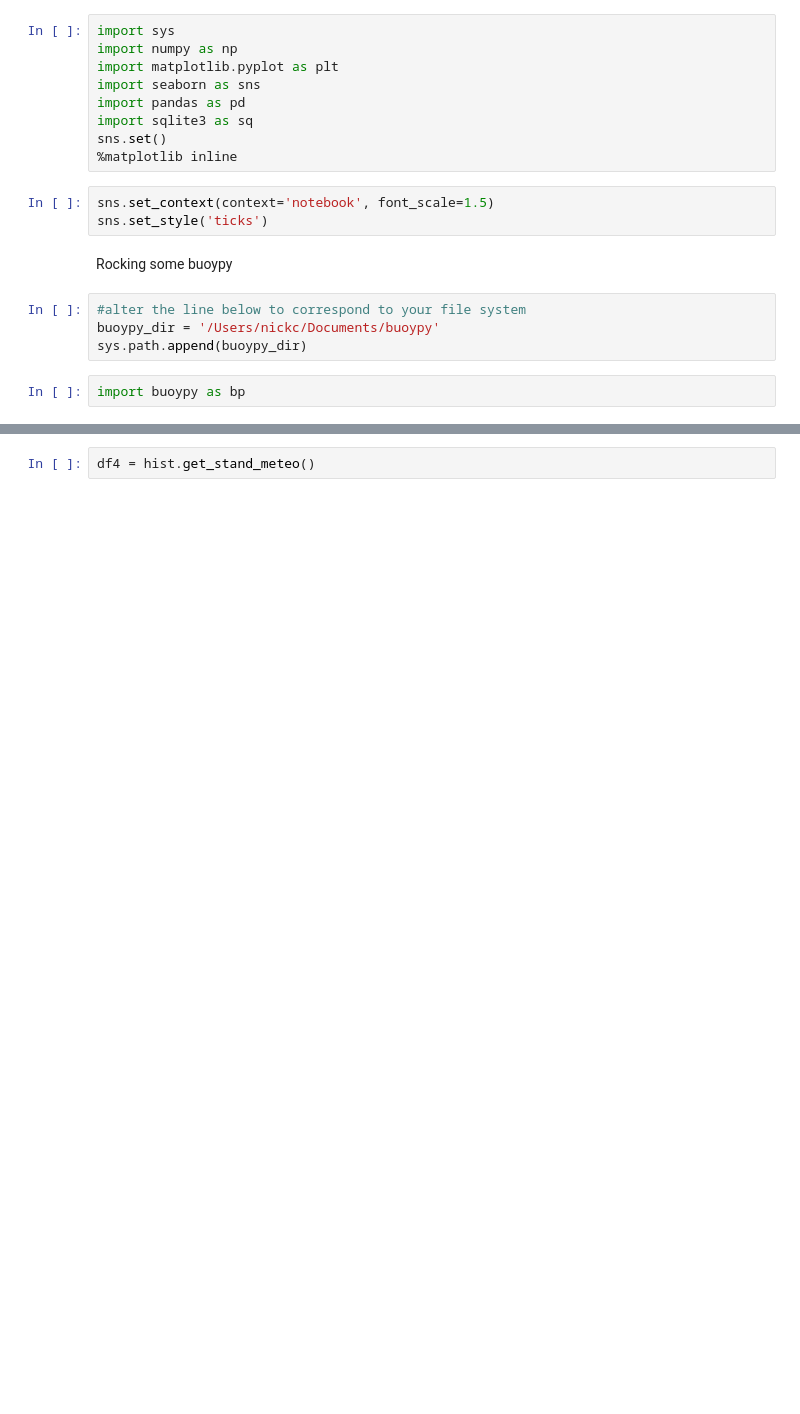
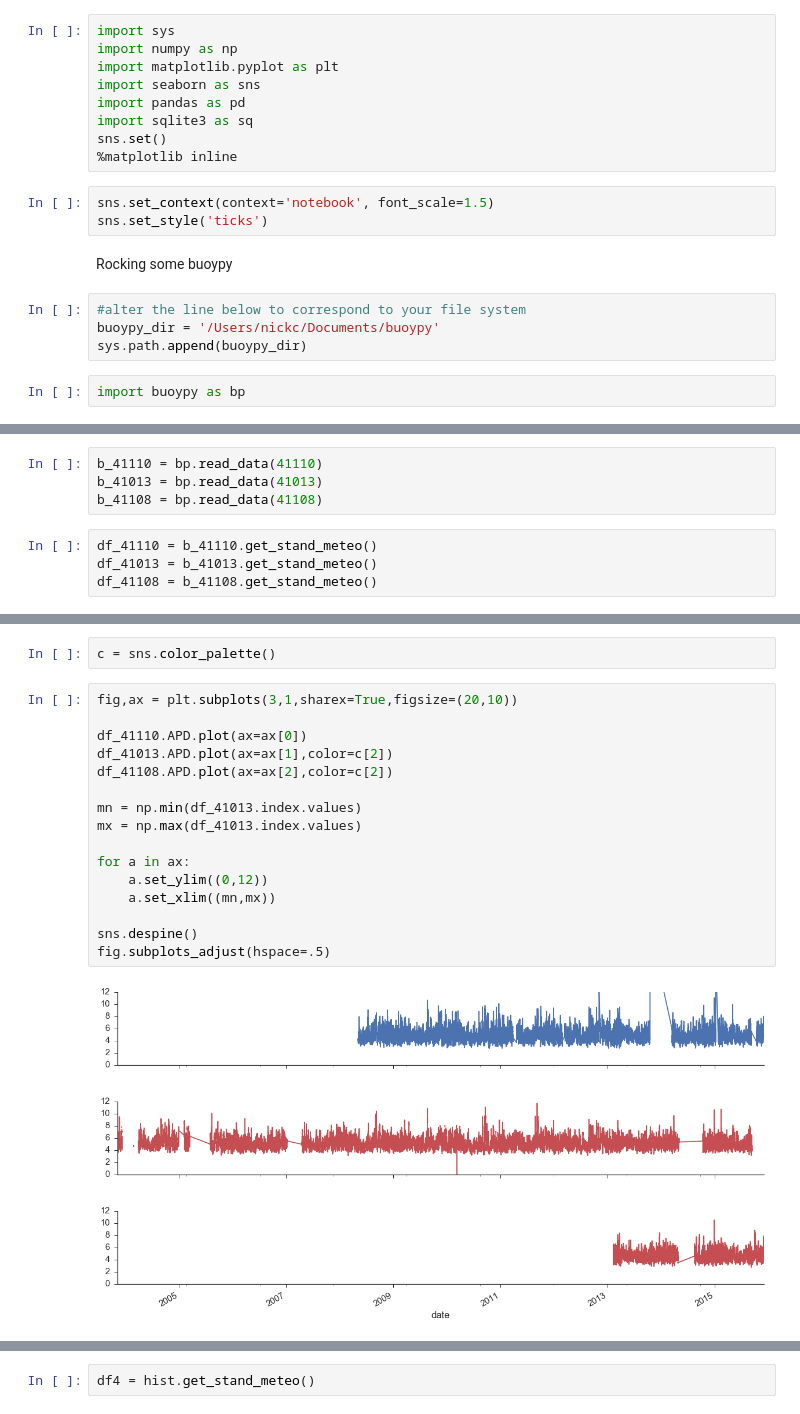
Before and after one commit to nickc1/buoypy, a Jupyter notebook: scripts/buoy_data_analysis.ipynb, the cells around one changed output, grey strips where cells are left out. Cells and saved outputs as stored; diff of their text form; blank space fills up the shorter version.

```diff
--- a/scripts/buoy_data_analysis.ipynb
+++ b/scripts/buoy_data_analysis.ipynb
@@ -20,0 +73,8 @@ import buoypy as bp
+# %%
+b_41110 = bp.read_data(41110)
+b_41013 = bp.read_data(41013)
+b_41108 = bp.read_data(41108)
+# %%
+df_41110 = b_41110.get_stand_meteo()
+df_41013 = b_41013.get_stand_meteo()
+df_41108 = b_41108.get_stand_meteo()
@@ -20,0 +97,20 @@ import buoypy as bp
+# %%
+c = sns.color_palette()
+# %%
+fig,ax = plt.subplots(3,1,sharex=True,figsize=(20,10))
+
+df_41110.APD.plot(ax=ax[0])
+df_41013.APD.plot(ax=ax[1],color=c[2])
+df_41108.APD.plot(ax=ax[2],color=c[2])
+
+mn = np.min(df_41013.index.values)
+mx = np.max(df_41013.index.values)
+
+for a in ax:
+    a.set_ylim((0,12))
+    a.set_xlim((mn,mx))
+
+sns.despine()
+fig.subplots_adjust(hspace=.5)
+# %% [output]
+[figure, added]
```
Also changed, not shown: parts of 82 cells of this notebook, 1 other file.
